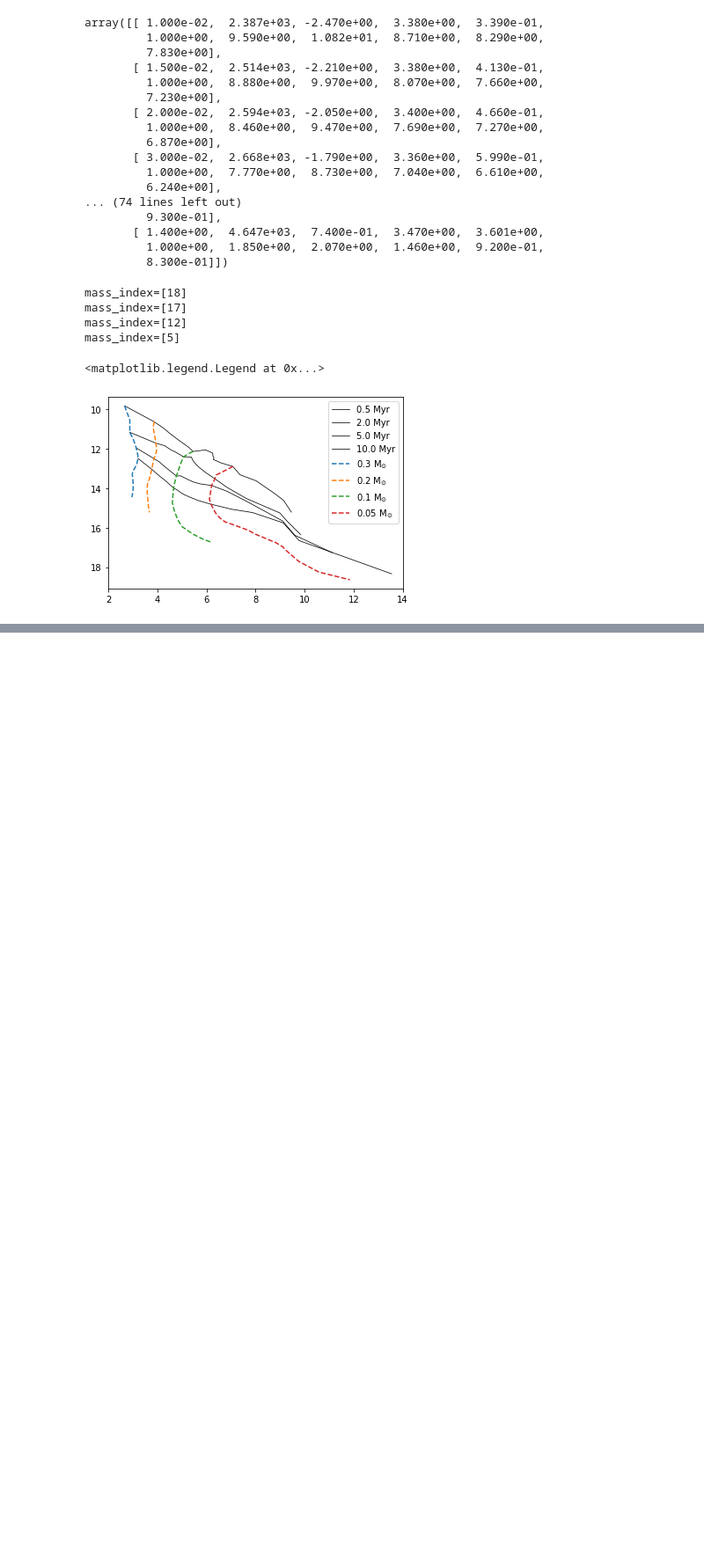
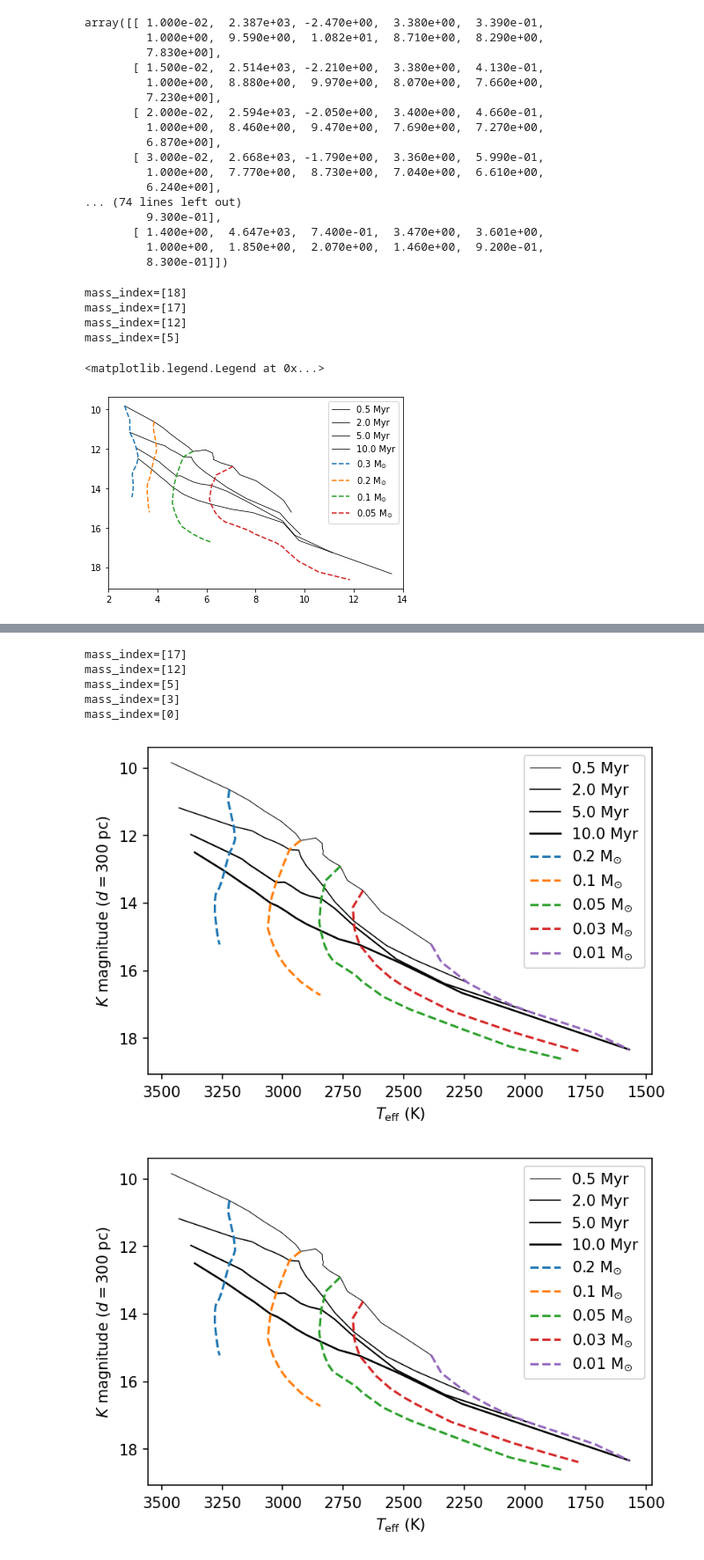
Before and after one commit to tomr-stargazer/Variability_Project_2020, a Jupyter notebook: wuvars/analysis/prototypes/Playing with Baraffe Isochrones.ipynb, the cells around one changed output, grey strips where cells are left out. Shown at 88% size. Cells and saved outputs as stored; diff of their text form; code cells hidden in the pictures; blank space fills up the shorter version.

```diff
--- a/wuvars/analysis/prototypes/Playing with Baraffe Isochrones.ipynb
+++ b/wuvars/analysis/prototypes/Playing with Baraffe Isochrones.ipynb
@@ -657,0 +674,10 @@ mass_index=[5]
+# %%
+mock_lalchand_figure_v3()
+# %% [output]
+mass_index=[17]
+mass_index=[12]
+mass_index=[5]
+mass_index=[3]
+mass_index=[0]
+[figure, added]
+[figure, added]
```
Also changed, not shown: parts of 3 cells of this notebook.
